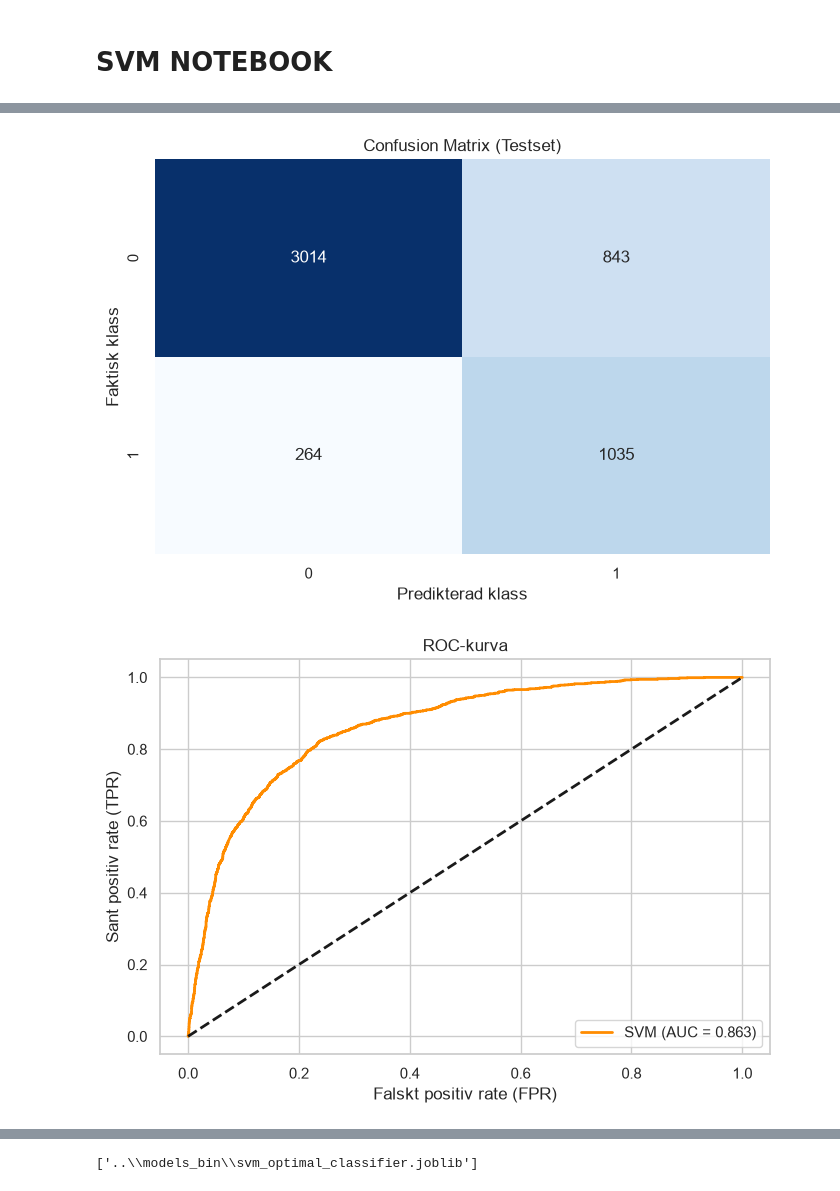
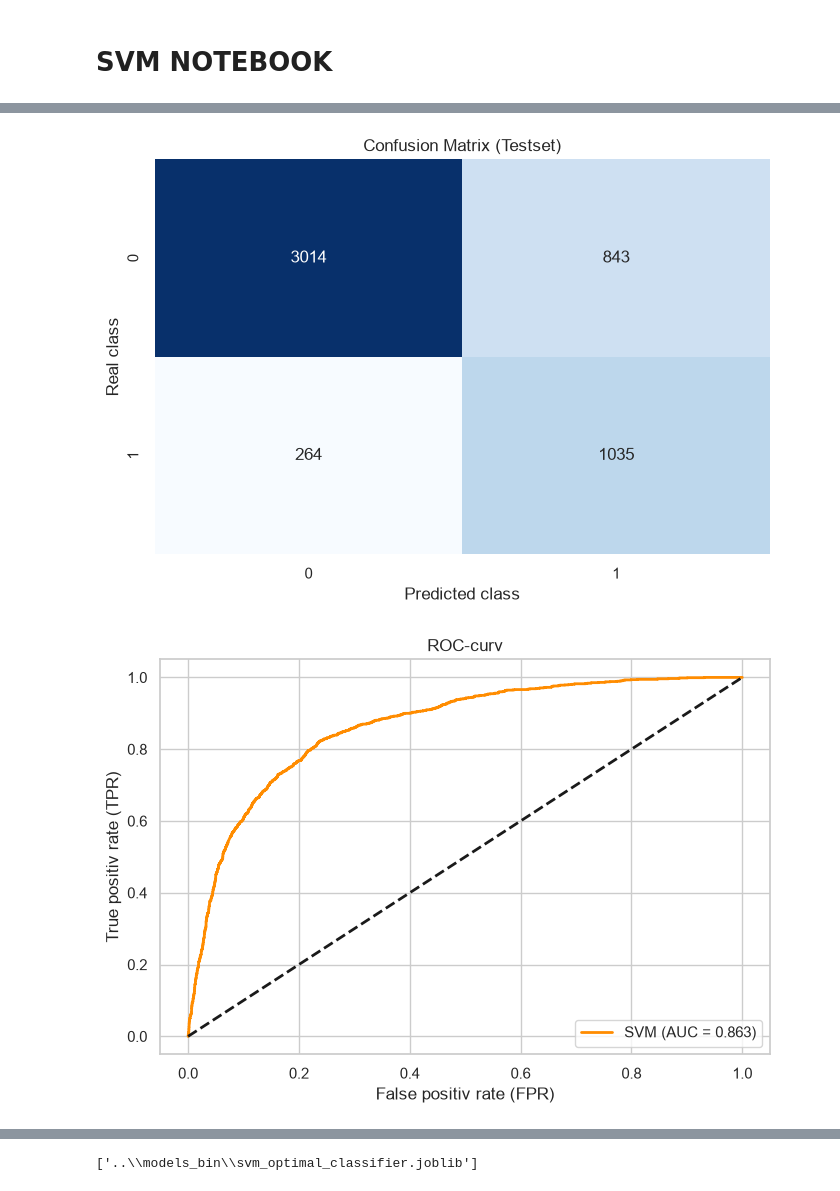
Before and after one commit to Grevendev/Predictor, a Jupyter notebook: models/svm.ipynb, the cells around one changed output, grey strips where cells are left out. Saved outputs shown, nothing was run; the diff lists cells and outputs as text; code cells hidden in the pictures.

```diff
--- a/models/svm.ipynb
+++ b/models/svm.ipynb
@@ -267,31 +267,31 @@ weighted avg       0.83      0.79      0.80      5156
 # %%
 # Visualization – Confusion Matrix
 
 y_pred_test = best_model.predict(X_test_scaled)
 
 cm = confusion_matrix(
 y_test,
 y_pred_test
 )
 
 plt.figure(figsize=(7, 5))
 
 sns.heatmap(
 cm,
 annot=True,
 fmt="d",
 cmap="Blues",
 cbar=False
 )
 
 plt.title("Confusion Matrix (Testset)")
-plt.xlabel("Predikterad klass")
-plt.ylabel("Faktisk klass")
+plt.xlabel("Predicted class")
+plt.ylabel("Real class")
 
 plt.tight_layout()
 plt.show()
 # %% [output]
-[figure, old version]
+[figure, new version]
 # %%
 # Visualization – ROC Curve
 
@@ -326,15 +326,15 @@ plt.plot(
 lw=2
 )
 
-plt.title("ROC-kurva")
-plt.xlabel("Falskt positiv rate (FPR)")
-plt.ylabel("Sant positiv rate (TPR)")
+plt.title("ROC-curv")
+plt.xlabel("False positiv rate (FPR)")
+plt.ylabel("True positiv rate (TPR)")
 plt.legend(loc="lower right")
 
 plt.tight_layout()
 plt.show()
 # %% [output]
-[figure, old version]
+[figure, new version]
 # %%
 # Business simulation on test set
 
```
Also changed, not shown: parts of 9 cells of this notebook.
